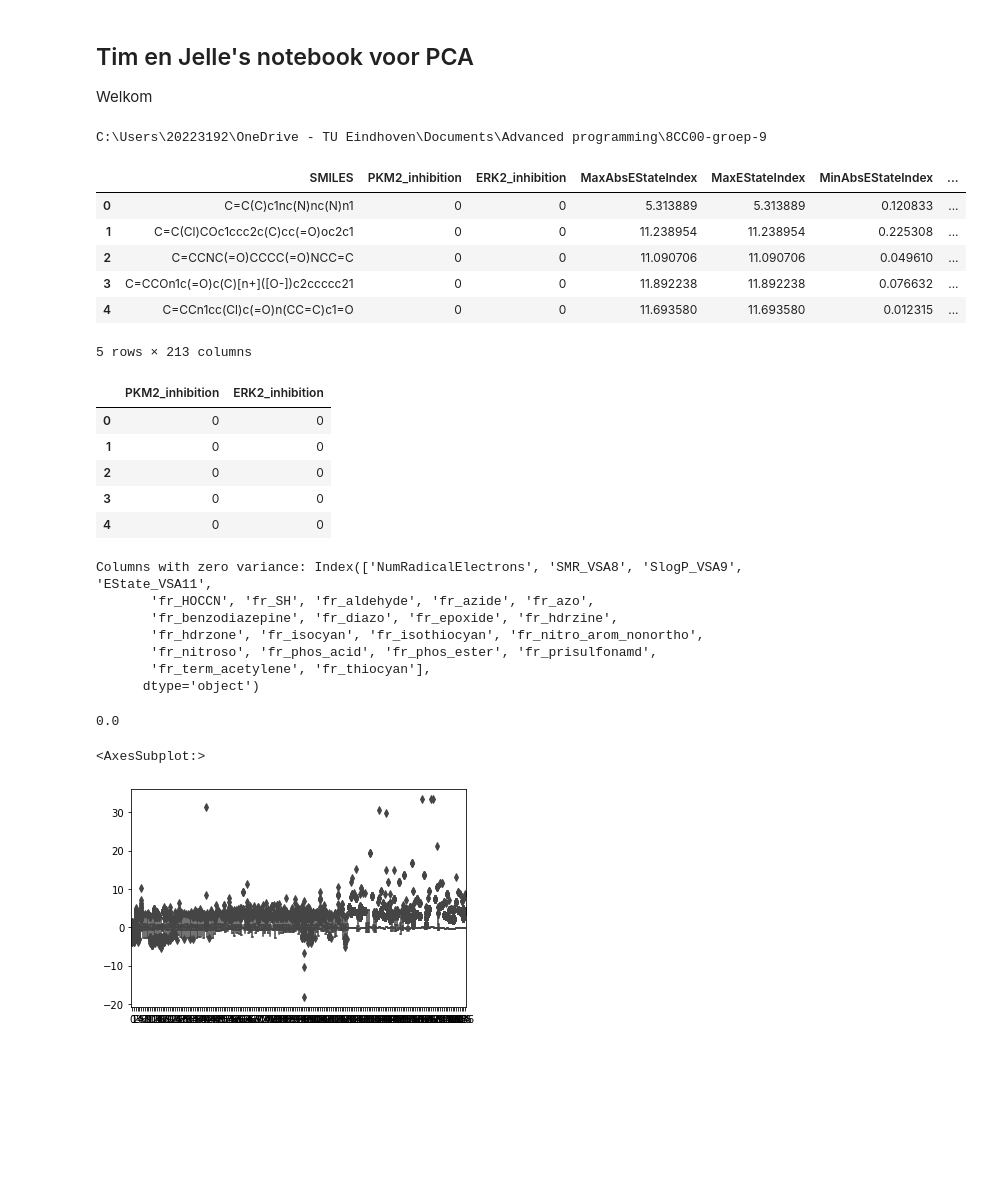
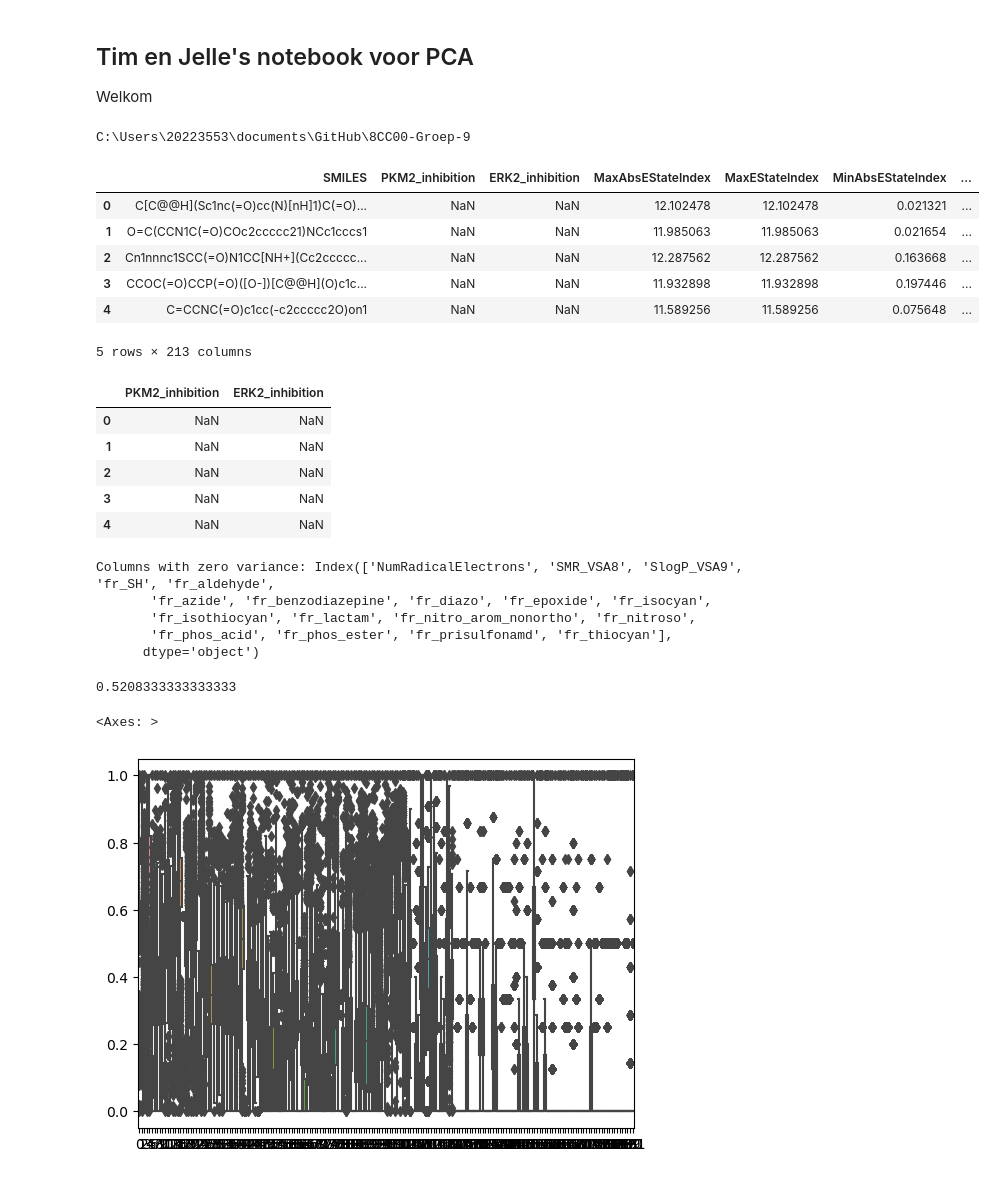
Before and after one commit to Tim0828/8CC00-groep-9, a Jupyter notebook: EDA/PCA_Tim_Jelle.ipynb, the cells around one changed output. Saved outputs shown, nothing was run; the diff lists cells and outputs as text; code cells hidden in the pictures; blank space fills up the shorter version.

```diff
--- a/EDA/PCA_Tim_Jelle.ipynb
+++ b/EDA/PCA_Tim_Jelle.ipynb
@@ -4,11 +4,11 @@ Welkom
 # %%
 # just a personal script to change the directory to the right one
 import os
-os.chdir(r'C:\Users\20223192\OneDrive - TU Eindhoven\Documents\Advanced programming\8CC00-groep-9')
+os.chdir(r'C:\Users\20223553\documents\GitHub\8CC00-Groep-9')
 # current directory
 print(os.getcwd())
 # %% [output]
-C:\Users\20223192\OneDrive - TU Eindhoven\Documents\Advanced programming\8CC00-groep-9
+C:\Users\20223553\documents\GitHub\8CC00-Groep-9
 # %%
 # imports
 from sklearn.decomposition import PCA
@@ -17,15 +17,16 @@ import pandas as pd
 import matplotlib.pyplot as plt
 # %%
 # load data from csv
-data = pd.read_csv('tested_molecules_with_descriptors.csv')
+#data = pd.read_csv('data/tested_molecules_with_descriptors.csv')
+data = pd.read_csv('data/untested_molecules_with_descriptors.csv')
 data.head()
 # %% [output]
 |  | SMILES | PKM2_inhibition | ERK2_inhibition | MaxAbsEStateIndex | MaxEStateIndex | MinAbsEStateIndex | ... |
-| 0 | C=C(C)c1nc(N)nc(N)n1 | 0 | 0 | 5.313889 | 5.313889 | 0.120833 | ... |
-| 1 | C=C(Cl)COc1ccc2c(C)cc(=O)oc2c1 | 0 | 0 | 11.238954 | 11.238954 | 0.225308 | ... |
-| 2 | C=CCNC(=O)CCCC(=O)NCC=C | 0 | 0 | 11.090706 | 11.090706 | 0.049610 | ... |
-| 3 | C=CCOn1c(=O)c(C)[n+]([O-])c2ccccc21 | 0 | 0 | 11.892238 | 11.892238 | 0.076632 | ... |
-| 4 | C=CCn1cc(Cl)c(=O)n(CC=C)c1=O | 0 | 0 | 11.693580 | 11.693580 | 0.012315 | ... |
+| 0 | C[C@@H](Sc1nc(=O)cc(N)[nH]1)C(=O)... | NaN | NaN | 12.102478 | 12.102478 | 0.021321 | ... |
+| 1 | O=C(CCN1C(=O)COc2ccccc21)NCc1cccs1 | NaN | NaN | 11.985063 | 11.985063 | 0.021654 | ... |
+| 2 | Cn1nnnc1SCC(=O)N1CC[NH+](Cc2ccccc... | NaN | NaN | 12.287562 | 12.287562 | 0.163668 | ... |
+| 3 | CCOC(=O)CCP(=O)([O-])[C@@H](O)c1c... | NaN | NaN | 11.932898 | 11.932898 | 0.197446 | ... |
+| 4 | C=CCNC(=O)c1cc(-c2ccccc2O)on1 | NaN | NaN | 11.589256 | 11.589256 | 0.075648 | ... |
 5 rows × 213 columns
 # %%
 # Separate the molecular descriptors from the inhibition labels and SMILES
@@ -34,11 +35,11 @@ df_data= data.drop(columns=['PKM2_inhibition', 'ERK2_inhibition', 'SMILES'])
 df_descriptors.head()
 # %% [output]
 |  | PKM2_inhibition | ERK2_inhibition |
-| 0 | 0 | 0 |
-| 1 | 0 | 0 |
-| 2 | 0 | 0 |
-| 3 | 0 | 0 |
-| 4 | 0 | 0 |
+| 0 | NaN | NaN |
+| 1 | NaN | NaN |
+| 2 | NaN | NaN |
+| 3 | NaN | NaN |
+| 4 | NaN | NaN |
 # %%
 # Identify columns with zero variance (have no discriminatory information)
 zero_variance_columns = df_data.columns[df_data.nunique() <= 1]
@@ -47,12 +48,10 @@ zero_variance_columns = df_data.columns[df_data.nunique() <= 1]
 print("Columns with zero variance:", zero_variance_columns)
 df_data = df_data.drop(columns=zero_variance_columns)
 # %% [output]
-Columns with zero variance: Index(['NumRadicalElectrons', 'SMR_VSA8', 'SlogP_VSA9', 'EState_VSA11',
-       'fr_HOCCN', 'fr_SH', 'fr_aldehyde', 'fr_azide', 'fr_azo',
-       'fr_benzodiazepine', 'fr_diazo', 'fr_epoxide', 'fr_hdrzine',
-       'fr_hdrzone', 'fr_isocyan', 'fr_isothiocyan', 'fr_nitro_arom_nonortho',
-       'fr_nitroso', 'fr_phos_acid', 'fr_phos_ester', 'fr_prisulfonamd',
-       'fr_term_acetylene', 'fr_thiocyan'],
+Columns with zero variance: Index(['NumRadicalElectrons', 'SMR_VSA8', 'SlogP_VSA9', 'fr_SH', 'fr_aldehyde',
+       'fr_azide', 'fr_benzodiazepine', 'fr_diazo', 'fr_epoxide', 'fr_isocyan',
+       'fr_isothiocyan', 'fr_lactam', 'fr_nitro_arom_nonortho', 'fr_nitroso',
+       'fr_phos_acid', 'fr_phos_ester', 'fr_prisulfonamd', 'fr_thiocyan'],
       dtype='object')
 # %%
 # check if descriptors are normally distributed
@@ -75,7 +74,7 @@ percentage_norm_columns = (num_norm_columns / len(df_data.columns)) * 100
 
 percentage_norm_columns
 # %% [output]
-0.0
+0.5208333333333333
 # %%
 # data is not normally distributed, so we need to scale it, we will use MinMaxScaler
 # # Standardize the features by scaling them to have mean 0 and variance 1
@@ -91,8 +90,8 @@ df_scaled = scalerminmax.fit_transform(df_data)
 import seaborn as sns
 sns.boxplot(data=df_scaled)
 # %% [output]
-<AxesSubplot:>
+<Axes: >
-[figure, old version]
+[figure, new version]
 # %%
 # write scaled data to a new csv file
 df_out = pd.concat([df_descriptors, pd.DataFrame(df_scaled, columns=df_data.columns)], axis=1)
```
Also changed, not shown: parts of 10 cells of this notebook.
